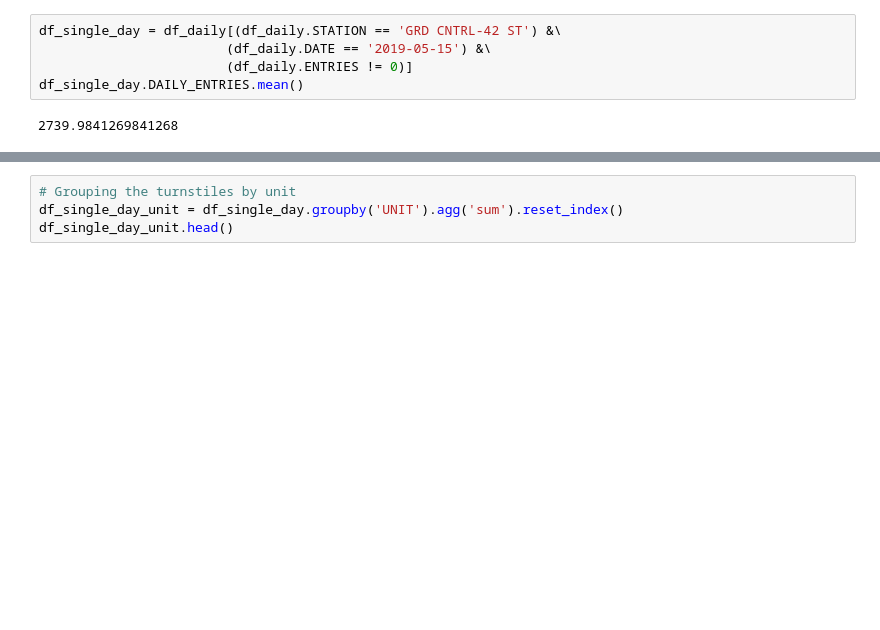
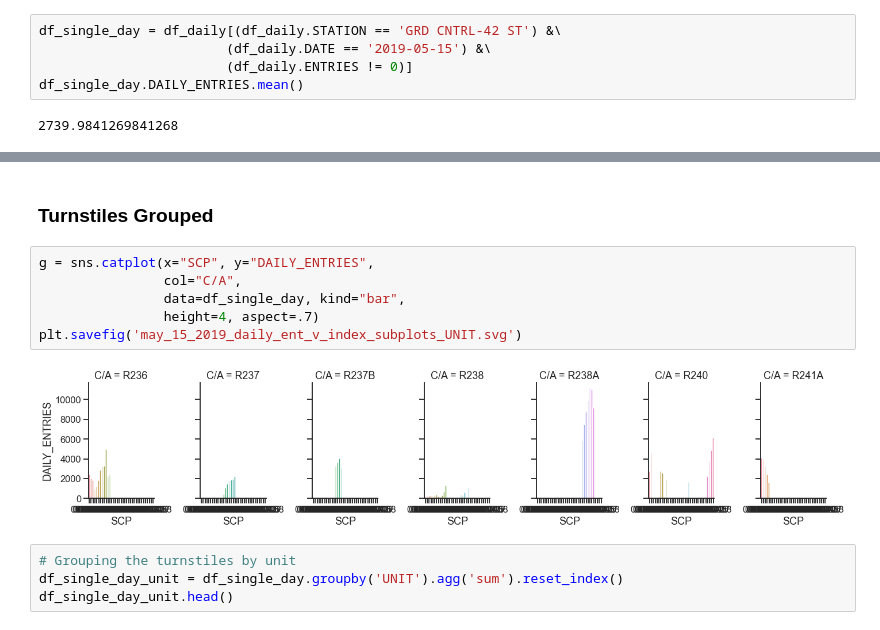
Before and after one commit to jlmartin100/Metis_Projects, a Jupyter notebook: Project_1/Project_1_Final_JLM.ipynb, the cells around one changed output, grey strips where cells are left out. Cells and saved outputs as stored; diff of their text form; blank space fills up the shorter version.

Commit message:
final code & figures

```diff
--- a/Project_1/Project_1_Final_JLM.ipynb
+++ b/Project_1/Project_1_Final_JLM.ipynb
@@ -493,3 +516,13 @@ df_single_day.DAILY_ENTRIES.mean()
+# %% [markdown]
+### Turnstiles Grouped
+# %%
+g = sns.catplot(x="SCP", y="DAILY_ENTRIES",
+                col="C/A",
+                data=df_single_day, kind="bar",
+                height=4, aspect=.7)
+plt.savefig('may_15_2019_daily_ent_v_index_subplots_UNIT.svg')
+# %% [output]
+[figure, added]
 # %%
 # Grouping the turnstiles by unit
 df_single_day_unit = df_single_day.groupby('UNIT').agg('sum').reset_index()
```
Also changed, not shown: parts of 4 cells of this notebook.
